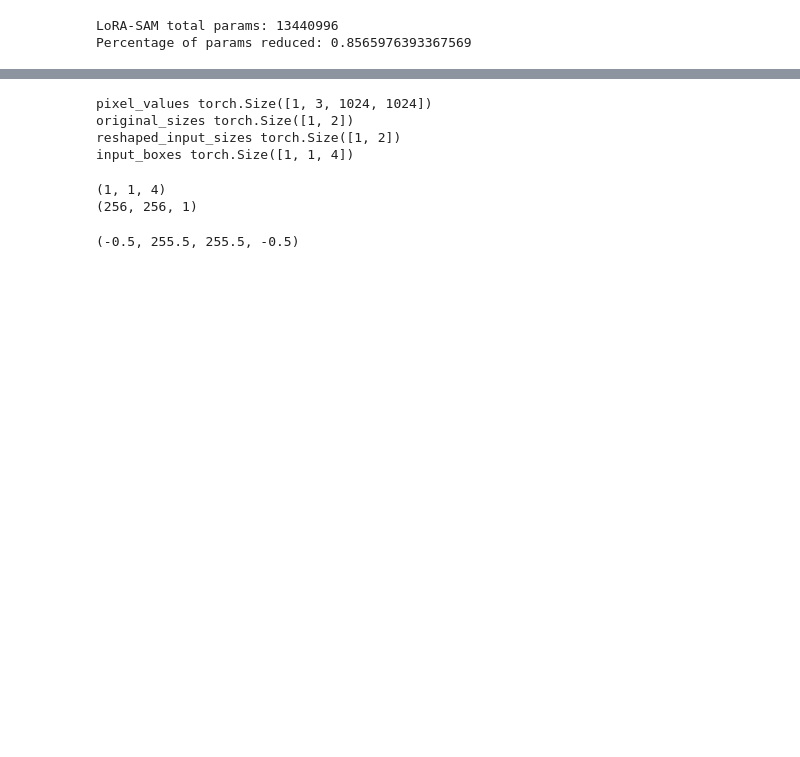
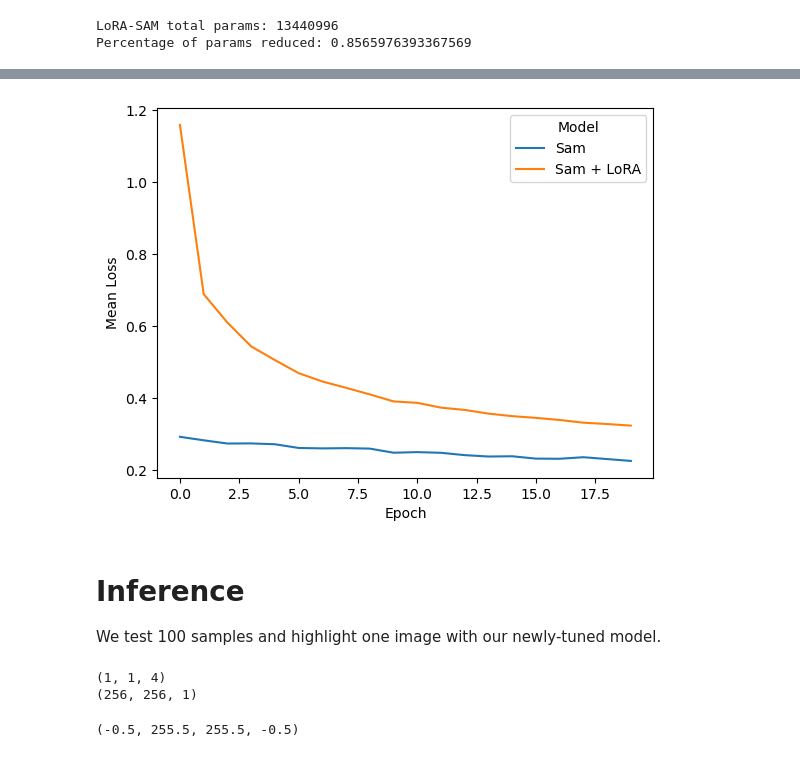
Before and after one commit to oliverc1623/cahsi-project, a Jupyter notebook: CAHSI Project Report.ipynb, the cells around one changed output, grey strips where cells are left out. Saved outputs shown, nothing was run; the diff lists cells and outputs as text; code cells hidden in the pictures; blank space fills up the shorter version.

```diff
--- a/CAHSI Project Report.ipynb
+++ b/CAHSI Project Report.ipynb
@@ -287,0 +318,6 @@ image
+# %%
+baseline_sam = pd.read_csv("sam_loss.csv", index_col=0)
+lora_sam = pd.read_csv("lora_sam_loss.csv", index_col=0)
+df = pd.concat([baseline_sam, lora_sam])
+sns.lineplot(df, x='Epoch', y='Mean Loss', hue="Model")
+# %% [output]
@@ -288,3 +325,8 @@ image
+[figure, added]
+# %% [markdown]
+# Inference
+
+We test 100 samples and highlight one image with our newly-tuned model.
 # %%
 # get box prompt based on ground truth segmentation map
 ground_truth_mask = np.array(dataset[idx]["label"])
@@ -292,13 +334,6 @@ prompt = get_bounding_box(ground_truth_mask)
 
 # prepare image + box prompt for the model
 inputs = processor(image, input_boxes=[[prompt]], return_tensors="pt").to(device)
-for k,v in inputs.items():
-  print(k,v.shape)
-# %% [output]
-pixel_values torch.Size([1, 3, 1024, 1024])
-original_sizes torch.Size([1, 2])
-reshaped_input_sizes torch.Size([1, 2])
-input_boxes torch.Size([1, 1, 4])
 # %%
 model.eval()
 
```
Also changed, not shown: parts of 52 cells of this notebook.
